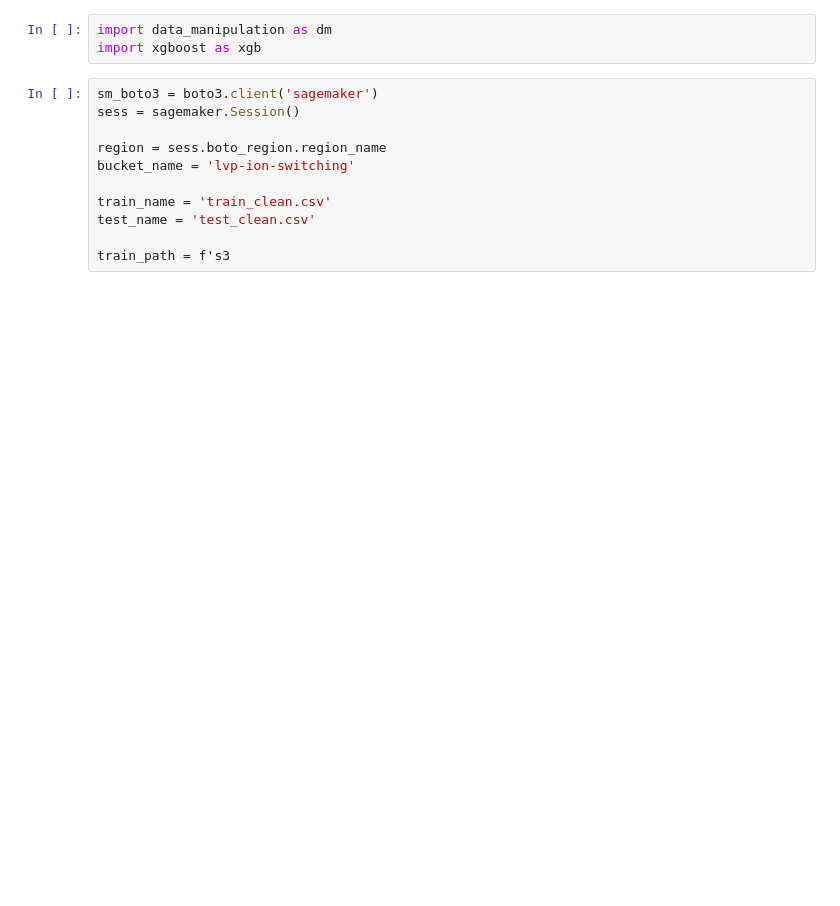
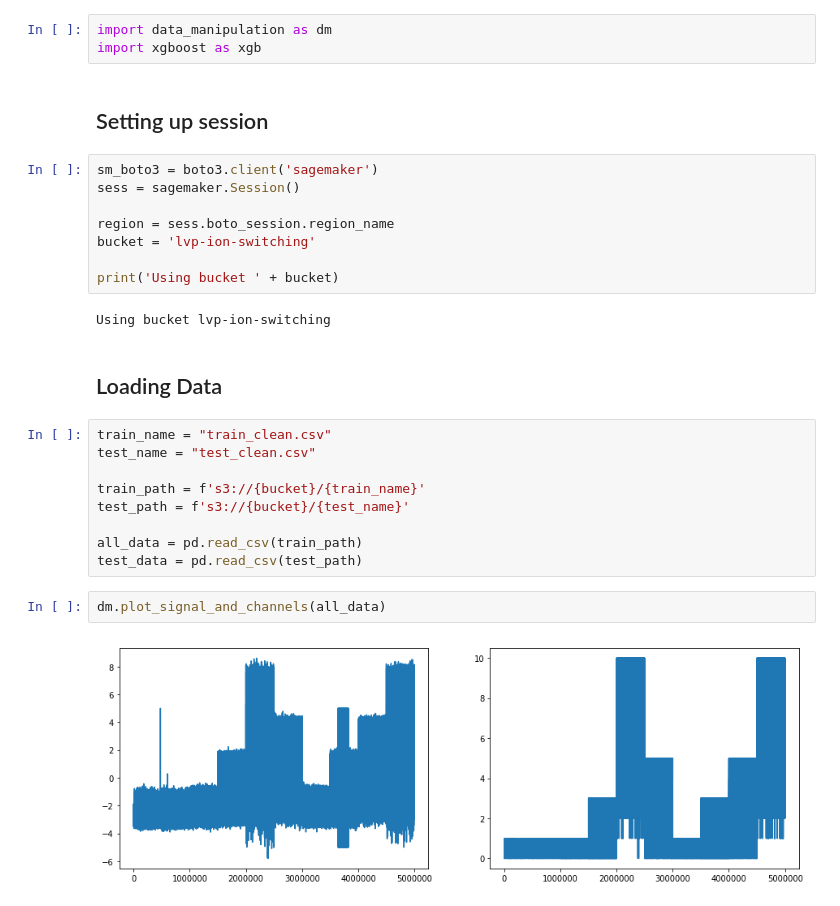
Before and after one commit to Quarint/liverpool-ion-switching, a Jupyter notebook: scripts/XGBoost-Sagemaker.ipynb, the cells around one changed output. Cells and saved outputs as stored; diff of their text form; blank space fills up the shorter version.

```diff
--- a/scripts/XGBoost-Sagemaker.ipynb
+++ b/scripts/XGBoost-Sagemaker.ipynb
@@ -19,14 +15,30 @@ You should consider upgrading via the 'pip install --upgrade pip' command.
 # %%
 import data_manipulation as dm
 import xgboost as xgb
+# %% [markdown]
+## Setting up session
 # %%
 sm_boto3 = boto3.client('sagemaker')
 sess = sagemaker.Session()
 
-region = sess.boto_region.region_name
-bucket_name = 'lvp-ion-switching'
+region = sess.boto_session.region_name
+bucket = 'lvp-ion-switching'
 
-train_name = 'train_clean.csv'
-test_name = 'test_clean.csv'
-
-train_path = f's3
+print('Using bucket ' + bucket)
+# %% [output]
+Using bucket lvp-ion-switching
+# %% [markdown]
+## Loading Data
+# %%
+train_name = "train_clean.csv"
+test_name = "test_clean.csv"
+
+train_path = f's3://{bucket}/{train_name}'
+test_path = f's3://{bucket}/{test_name}'
+
+all_data = pd.read_csv(train_path)
+test_data = pd.read_csv(test_path)
+# %%
+dm.plot_signal_and_channels(all_data)
+# %% [output]
+[figure, added]
```
Also changed, not shown: parts of 12 cells of this notebook.
